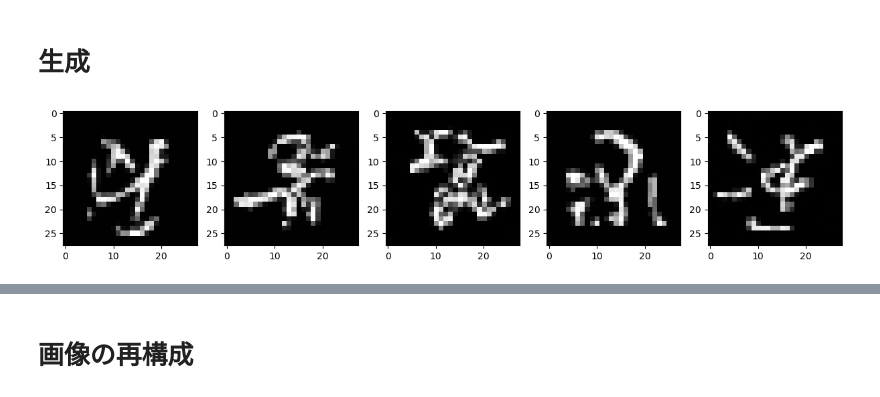
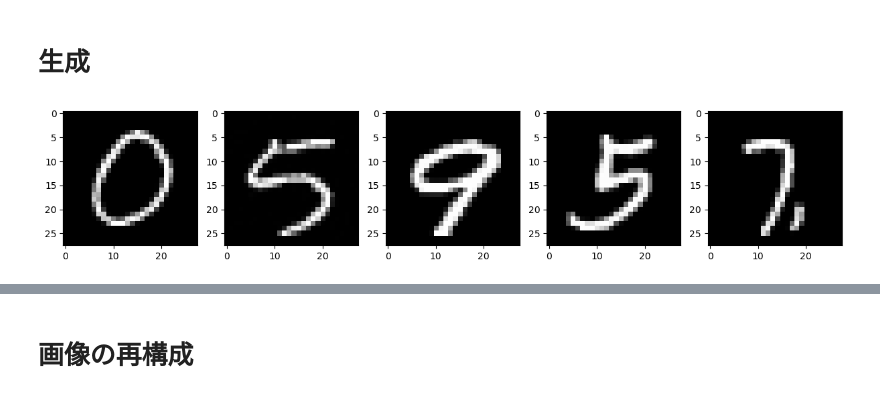
Before and after one commit to hashikun917/Diffusion, a Jupyter notebook: notebooks/Diff_temp.ipynb, the cells around one changed output, grey strips where cells are left out. Saved outputs shown, nothing was run; the diff lists cells and outputs as text; code cells hidden in the pictures.

```diff
--- a/notebooks/Diff_temp.ipynb
+++ b/notebooks/Diff_temp.ipynb
@@ -96,11 +96,16 @@ scheduler = optim.lr_scheduler.MultiStepLR(
 # checkpointからスタート
 denoise_model, optimizer, scheduler, start_epoch, loss = load_checkpoint(denoise_model, optimizer, scheduler, filename='/home/hashikami/checkpoint/checkpoint7.pth')
 # %%
+import importlib
+from diffusion.utils import sample
+
+importlib.reload(sample)
+
 from diffusion.utils.sample import ddpm_plot_samples
 
-ddpm_plot_samples(denoise_model, batch_size=5, timesteps=100)
+ddpm_plot_samples(denoise_model, batch_size=5, timesteps=500)
 # %% [output]
-[figure, old version]
+[figure, new version]
 # %%
 import importlib
 from diffusion.utils import sample
```
Also changed, not shown: parts of 3 cells of this notebook, 2 other files.
